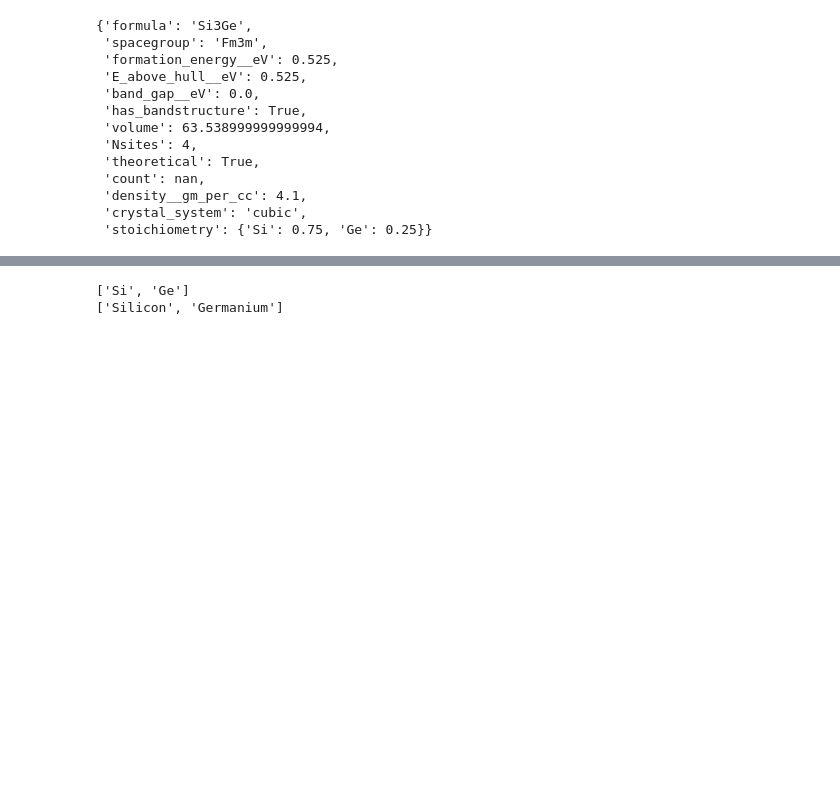
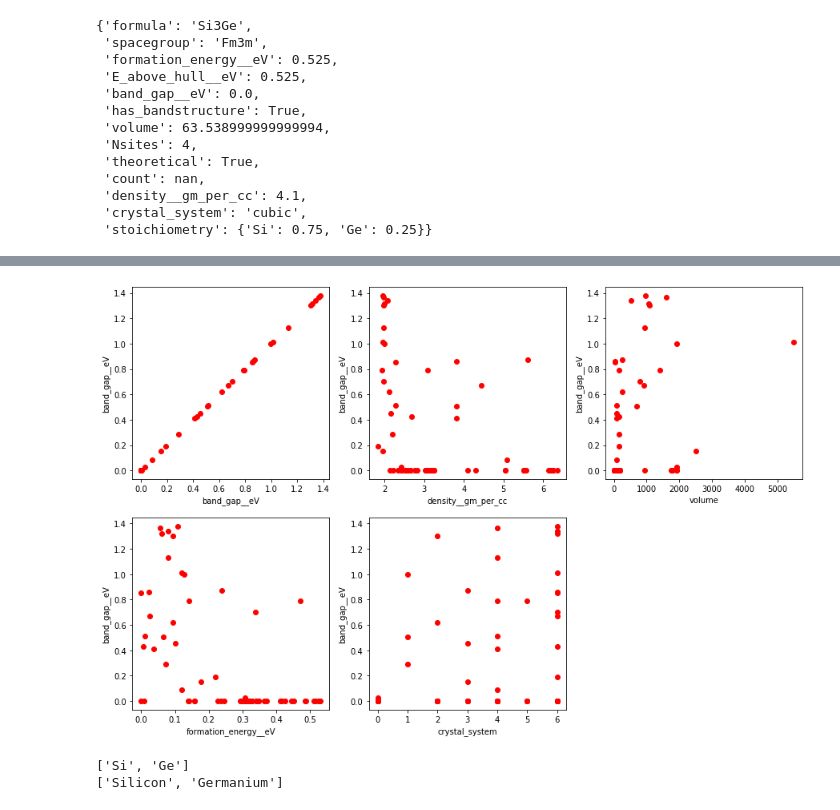
Before and after one commit to Exabyte-io/rewotes, a Jupyter notebook: emripka/ipynb/model_prototyping.ipynb, the cells around one changed output, grey strips where cells are left out. Saved outputs shown, nothing was run; the diff lists cells and outputs as text; code cells hidden in the pictures; blank space fills up the shorter version.

Commit message:
exmpl data cleaning; shows good params for selection w/ trends as expected

```diff
--- a/emripka/ipynb/model_prototyping.ipynb
+++ b/emripka/ipynb/model_prototyping.ipynb
@@ -94,3 +104,4 @@ periodic_table_url = urlopen("https://raw.githubusercontent.com/Exabyte-io/perio
 periodic_table = json.loads(periodic_table_url.read())
 
 symbol_to_element_map = { details["symbol"]:element for (element, details) in periodic_table.items()}
+symbols = list(symbol_to_element_map.keys())
@@ -96,0 +162,3 @@ symbol_to_element_map = { details["symbol"]:element for (element, details) in pe
+# %%
+# create dataframe from dictionary
+training_data_clean_df = pd.DataFrame(training_data_clean)
@@ -97,3 +175,19 @@ symbol_to_element_map = { details["symbol"]:element for (element, details) in pe
+# %%
+rcParams['figure.figsize'] = 15,15
+rows, cols = 3, 3
+
+yaxis = training_data_clean_df['band_gap__eV']
+for idx, key in enumerate(non_element_data_keys[1:]):
+    xaxis = training_data_clean_df[key]
+
+    plt.subplot(rows,cols,idx+1)
+    plt.plot(xaxis, yaxis, "ro")
+    plt.xlabel(key)
+    plt.ylabel('band_gap__eV')
+
+    plt.subplots_adjust(wspace=0.2, hspace=0.2)
+# %% [output]
+[figure, added]
 # %%
 sample = training_data[training_data_IDs[-1]]
 sample_atoms = list(sample["stoichiometry"].keys())
```
Also changed, not shown: parts of 6 cells of this notebook.
